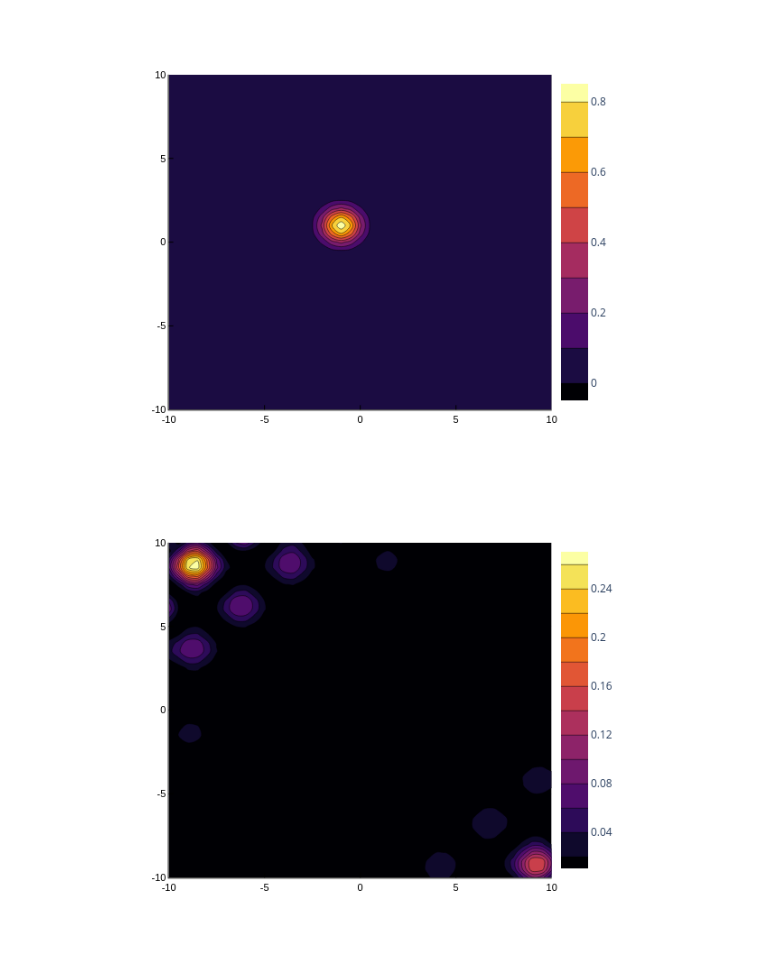
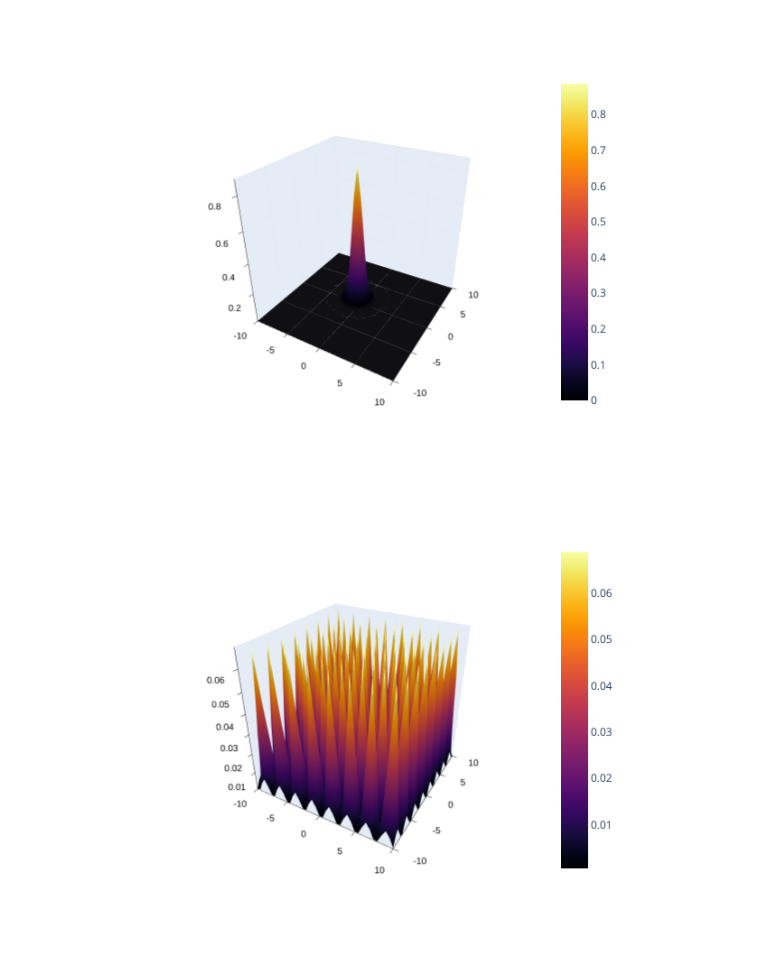
Before and after one commit to AtomThum/PropagatorSimulations, a Jupyter notebook: Simulations/SpringCPU.ipynb, the cells around one changed output. Saved outputs shown, nothing was run; the diff lists cells and outputs as text; code cells hidden in the pictures.

```diff
--- a/Simulations/SpringCPU.ipynb
+++ b/Simulations/SpringCPU.ipynb
@@ -9,7 +9,7 @@ minPos = -10
 stepPos = 0.5
 
 freePropagator(finPos, startPos, finTime, startTime = 0, m = 1) = sqrt(m / (2 * pi * im * (finTime - startTime))) * exp(im * m / (2 * (finTime - startTime)) * (finPos - startPos)^2)
-freePropagatorC(qf, qfp, q0, q0p, tf, t0) = freePropagator(qf, q0, tf, t0) + freePropagator(qfp, q0p, tf, t0)
+freePropagatorC(qf, qfp, q0, q0p, tf, t0) = freePropagator(qf, q0, tf, t0) * freePropagator(qfp, q0p, tf, t0)
 initStateFunction(q0, q0p, σ1, s1, p1, σ2, s2, p2) = (1//2 * pi * σ1)^(1//4) * exp(-(q0 - s1)^2 / (4 * σ1^2) + im * p1 * q0) * (1//2 * pi * σ2)^(1//4) * exp(-(q0p - s2)^2 / (4 * σ2^2) + im * p2 * q0p)
 posToIndex(pos) = Int32((pos - minPos) / stepPos + 1)
 
@@ -30,32 +30,32 @@ m = 1
 
 springPropagator1(qf, qfp, q0, q0p, tf, t0) = freePropagatorC(qf, qfp, q0, q0p, tf, t0) * (1 - im * α * tf / 6 * (-2 * (m * (q0 + qf)^2 + m * (q0p + qfp)^2 + im * tf) + 2*q0*q0p + q0*qfp + q0p*qf + 2*qf*qfp))
 
-contourf(pos1Vect, pos2Vect, abs.(initMat))
+surface(pos1Vect, pos2Vect, abs.(initMat))
 # %% [output]
-[figure, old version]
+[figure, new version]
 # %%
 # Vectorized approach
 # Idea: Matrix Componentwise Multiplication -> Sum
 # Creating a matrix filled with propagators
 
 finalTime = 0.2
 finalMat = Matrix{ComplexF32}(undef, posVectSize, posVectSize)
 
 function propMat!(posMat, xf, xfp)
 	propMat = Matrix{ComplexF32}(undef, posVectSize, posVectSize)
 	for i in eachindex(posMat)
-		propMat[i] = springPropagator1(xf, xfp, posMat[i][1], posMat[i][2], finalTime, 0)
+		propMat[i] = freePropagatorC(xf, xfp, posMat[i][1], posMat[i][2], finalTime, 0)
 	end
 	return propMat
 end
 
 for xf in pos1Vect
 	for xfp in pos2Vect
 		sumPos = 0
 		finalMat[posToIndex(xf), posToIndex(xfp)] = sum(propMat!(posMat, xf, xfp) .* initMat)
 	end
 end
 
-currentPlot = contourf(pos1Vect, pos2Vect, round.(normalize(abs2.(finalMat)), digits = 6))
+currentPlot = surface(pos1Vect, pos2Vect, round.(normalize(abs2.(finalMat)), digits = 6))
 # %% [output]
-[figure, old version]
+[figure, new version]
```
Also changed, not shown: 21 other files.
